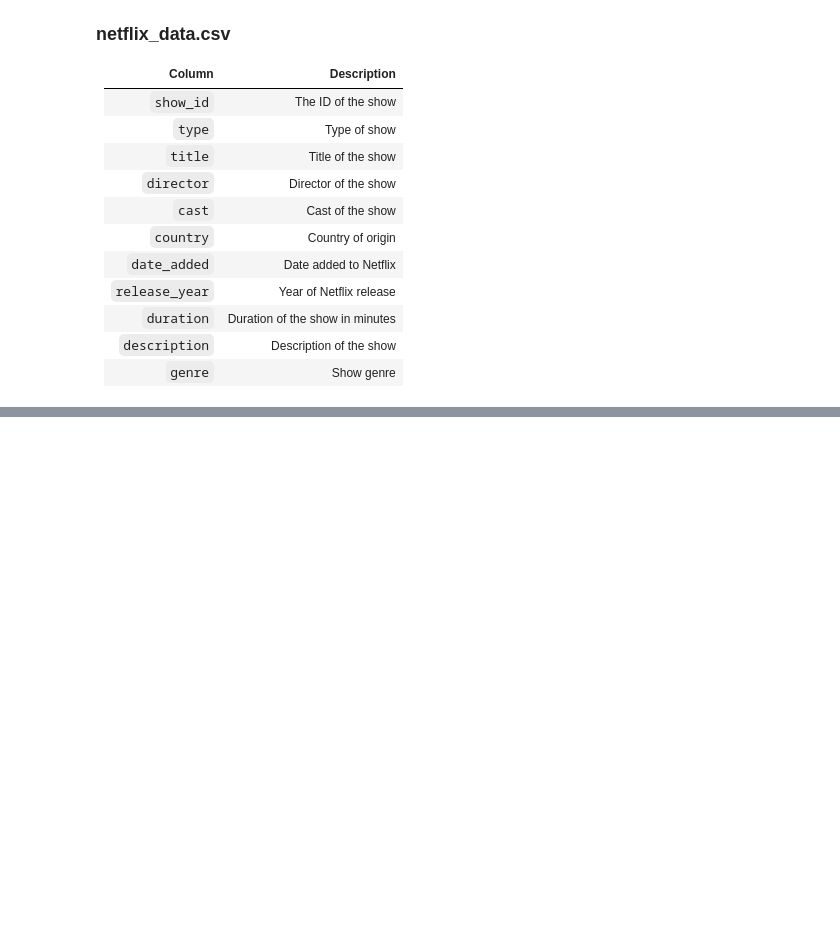
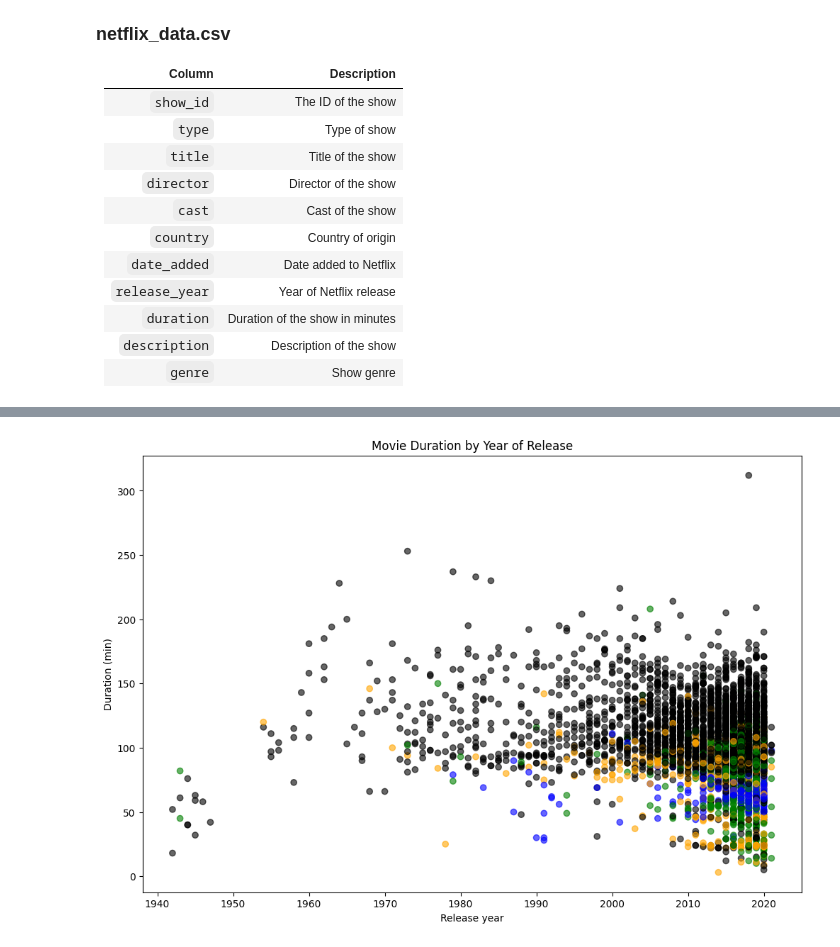
Before and after one commit to shayanrsh/Data-Scientist-in-Python-Datacamp, a Jupyter notebook: 01_Investigating_Netflix_Movies/notebook.ipynb, the cells around one changed output, grey strips where cells are left out. Drawn from its saved outputs; the diff is of its cells as text; code cells hidden in the pictures; blank space fills up the shorter version.

```diff
--- a/01_Investigating_Netflix_Movies/notebook.ipynb
+++ b/01_Investigating_Netflix_Movies/notebook.ipynb
@@ -28,3 +28,6 @@ import pandas as pd
 import matplotlib.pyplot as plt
 
 # Start coding!
+# %%
+netflix_df = pd.read_csv("netflix_data.csv")
+netflix_df.head()
@@ -30,0 +41,3 @@ import matplotlib.pyplot as plt
+# %%
+netflix_subset = netflix_df[netflix_df["type"] == "Movie"]
+netflix_subset.head()
@@ -30,0 +51,3 @@ import matplotlib.pyplot as plt
+# %%
+netflix_movies = netflix_subset[["title", "country", "genre", "release_year", "duration"]]
+netflix_movies.head()
@@ -30,0 +82,20 @@ import matplotlib.pyplot as plt
+# %%
+colors = []
+for index, row in netflix_movies.iterrows():
+    if "Children" in row["genre"]:
+        colors.append("orange")
+    elif "Documentaries" in row["genre"]:
+        colors.append("green")
+    elif "Stand-Up" in row["genre"]:
+        colors.append("blue")
+    else:
+        colors.append("black")
+# %%
+fig = plt.figure(figsize=(12, 8))
+plt.scatter(netflix_movies["release_year"], netflix_movies["duration"], c=colors, alpha=0.6)
+plt.title("Movie Duration by Year of Release")
+plt.xlabel("Release year")
+plt.ylabel("Duration (min)")
+plt.show()
+# %% [output]
+[figure, added]
```
Also changed, not shown: parts of 5 cells of this notebook.
